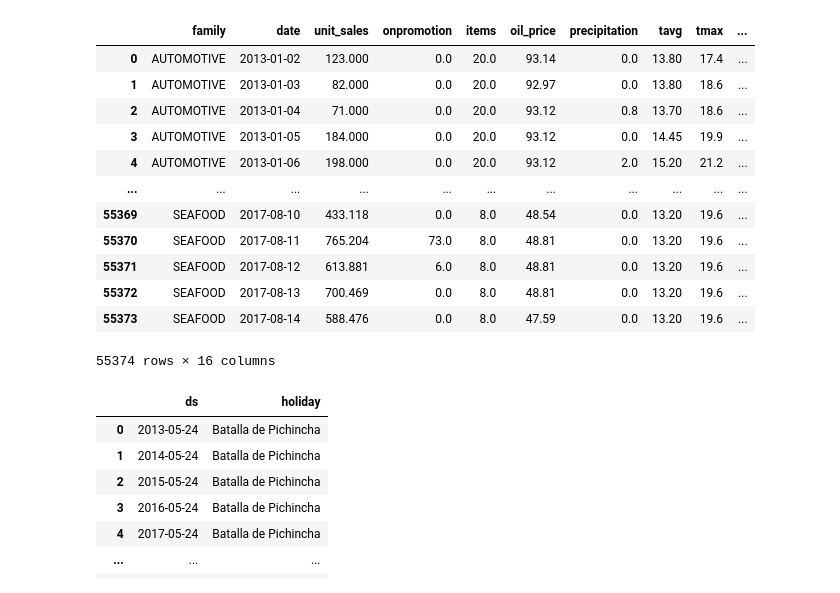
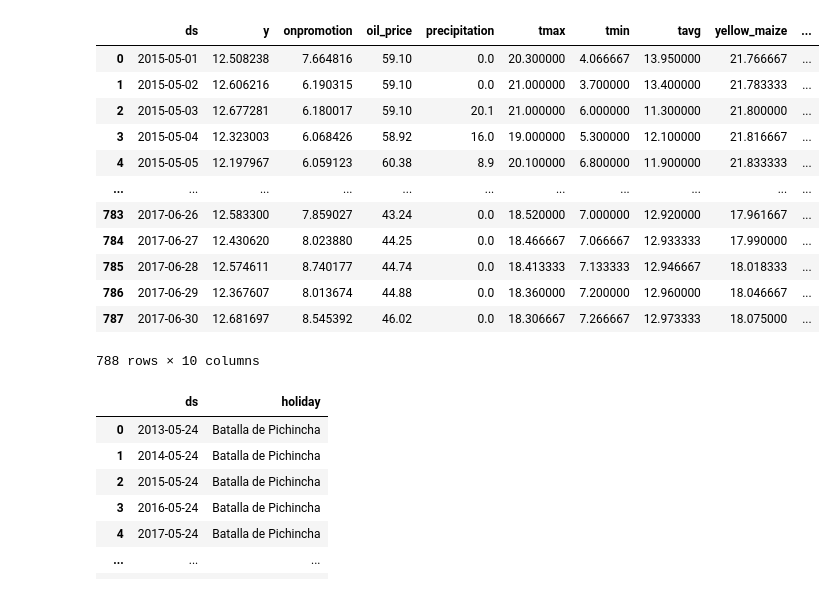
Before and after one commit to Elias-YJ/bsc-thesis, a Jupyter notebook: Projections.ipynb, the cells around one changed output. Cells and saved outputs as stored; diff of their text form; code cells hidden in the pictures.

```diff
--- a/Projections.ipynb
+++ b/Projections.ipynb
@@ -19,21 +19,46 @@ from prophet import Prophet
 %aimport prophet_projpred.family
 # %%
 df = pd.read_csv('data/ecuador_dataset.csv')
-df
+df['date']=pd.to_datetime(df['date'])
+df = df.loc[
+    df['family'].isin(
+        ['BEVERAGES', 'BREAD/BAKERY', 'CLEANING', 'DELI', 'GROCERY I', 'MEATS', 'PERSONAL CARE', 'POULTRY', 'PRODUCE']),
+    ['family', 'date', 'unit_sales', 'onpromotion', 'oil_price', 'precipitation',
+     'tavg', 'tmax', 'tmin', 'yellow maize', 'potatoes']
+]
+df = df.groupby(by='date').agg(
+    unit_sales = pd.NamedAgg(column='unit_sales', aggfunc='sum'),
+    onpromotion = pd.NamedAgg(column='onpromotion', aggfunc='sum'),
+    oil_price = pd.NamedAgg(column='oil_price', aggfunc='first'),
+    precipitation = pd.NamedAgg(column='precipitation', aggfunc='first'),
+    tmax = pd.NamedAgg(column='tmax', aggfunc='first'),
+    tmin = pd.NamedAgg(column='tmin', aggfunc='first'),
+    tavg = pd.NamedAgg(column='tavg', aggfunc='first'),
+    yellow_maize = pd.NamedAgg(column='yellow maize', aggfunc='first'),
+    potatoes = pd.NamedAgg(column='potatoes', aggfunc='first')
+)
+df = df.rename(columns={'unit_sales': 'y'})
+df = df.rename_axis('ds')
+df[['y', 'onpromotion']] = np.log(df[['y', 'onpromotion']])
+
+train = df.loc['2015-05-01':'2017-04-30',:].reset_index()
+future = df.loc['2015-05-01':'2017-06-30',:].reset_index()
+
+future
 # %% [output]
-|  | family | date | unit_sales | onpromotion | items | oil_price | precipitation | tavg | tmax | ... |
-| 0 | AUTOMOTIVE | 2013-01-02 | 123.000 | 0.0 | 20.0 | 93.14 | 0.0 | 13.80 | 17.4 | ... |
-| 1 | AUTOMOTIVE | 2013-01-03 | 82.000 | 0.0 | 20.0 | 92.97 | 0.0 | 13.80 | 18.6 | ... |
-| 2 | AUTOMOTIVE | 2013-01-04 | 71.000 | 0.0 | 20.0 | 93.12 | 0.8 | 13.70 | 18.6 | ... |
-| 3 | AUTOMOTIVE | 2013-01-05 | 184.000 | 0.0 | 20.0 | 93.12 | 0.0 | 14.45 | 19.9 | ... |
-| 4 | AUTOMOTIVE | 2013-01-06 | 198.000 | 0.0 | 20.0 | 93.12 | 2.0 | 15.20 | 21.2 | ... |
+|  | ds | y | onpromotion | oil_price | precipitation | tmax | tmin | tavg | yellow_maize | ... |
+| 0 | 2015-05-01 | 12.508238 | 7.664816 | 59.10 | 0.0 | 20.300000 | 4.066667 | 13.950000 | 21.766667 | ... |
+| 1 | 2015-05-02 | 12.606216 | 6.190315 | 59.10 | 0.0 | 21.000000 | 3.700000 | 13.400000 | 21.783333 | ... |
+| 2 | 2015-05-03 | 12.677281 | 6.180017 | 59.10 | 20.1 | 21.000000 | 6.000000 | 11.300000 | 21.800000 | ... |
+| 3 | 2015-05-04 | 12.323003 | 6.068426 | 58.92 | 16.0 | 19.000000 | 5.300000 | 12.100000 | 21.816667 | ... |
+| 4 | 2015-05-05 | 12.197967 | 6.059123 | 60.38 | 8.9 | 20.100000 | 6.800000 | 11.900000 | 21.833333 | ... |
 | ... | ... | ... | ... | ... | ... | ... | ... | ... | ... | ... |
-| 55369 | SEAFOOD | 2017-08-10 | 433.118 | 0.0 | 8.0 | 48.54 | 0.0 | 13.20 | 19.6 | ... |
-| 55370 | SEAFOOD | 2017-08-11 | 765.204 | 73.0 | 8.0 | 48.81 | 0.0 | 13.20 | 19.6 | ... |
-| 55371 | SEAFOOD | 2017-08-12 | 613.881 | 6.0 | 8.0 | 48.81 | 0.0 | 13.20 | 19.6 | ... |
-| 55372 | SEAFOOD | 2017-08-13 | 700.469 | 0.0 | 8.0 | 48.81 | 0.0 | 13.20 | 19.6 | ... |
-| 55373 | SEAFOOD | 2017-08-14 | 588.476 | 0.0 | 8.0 | 47.59 | 0.0 | 13.20 | 19.6 | ... |
+| 783 | 2017-06-26 | 12.583300 | 7.859027 | 43.24 | 0.0 | 18.520000 | 7.000000 | 12.920000 | 17.961667 | ... |
+| 784 | 2017-06-27 | 12.430620 | 8.023880 | 44.25 | 0.0 | 18.466667 | 7.066667 | 12.933333 | 17.990000 | ... |
+| 785 | 2017-06-28 | 12.574611 | 8.740177 | 44.74 | 0.0 | 18.413333 | 7.133333 | 12.946667 | 18.018333 | ... |
+| 786 | 2017-06-29 | 12.367607 | 8.013674 | 44.88 | 0.0 | 18.360000 | 7.200000 | 12.960000 | 18.046667 | ... |
+| 787 | 2017-06-30 | 12.681697 | 8.545392 | 46.02 | 0.0 | 18.306667 | 7.266667 | 12.973333 | 18.075000 | ... |
-55374 rows × 16 columns
+788 rows × 10 columns
 # %%
 holidays = pd.read_csv('data/holidays_events.csv', parse_dates=['date'])
 holidays = holidays[holidays['locale_name'].isin(['Quito', 'Ecuador'])]
```
Also changed, not shown: parts of 28 cells of this notebook, 2 other files.
